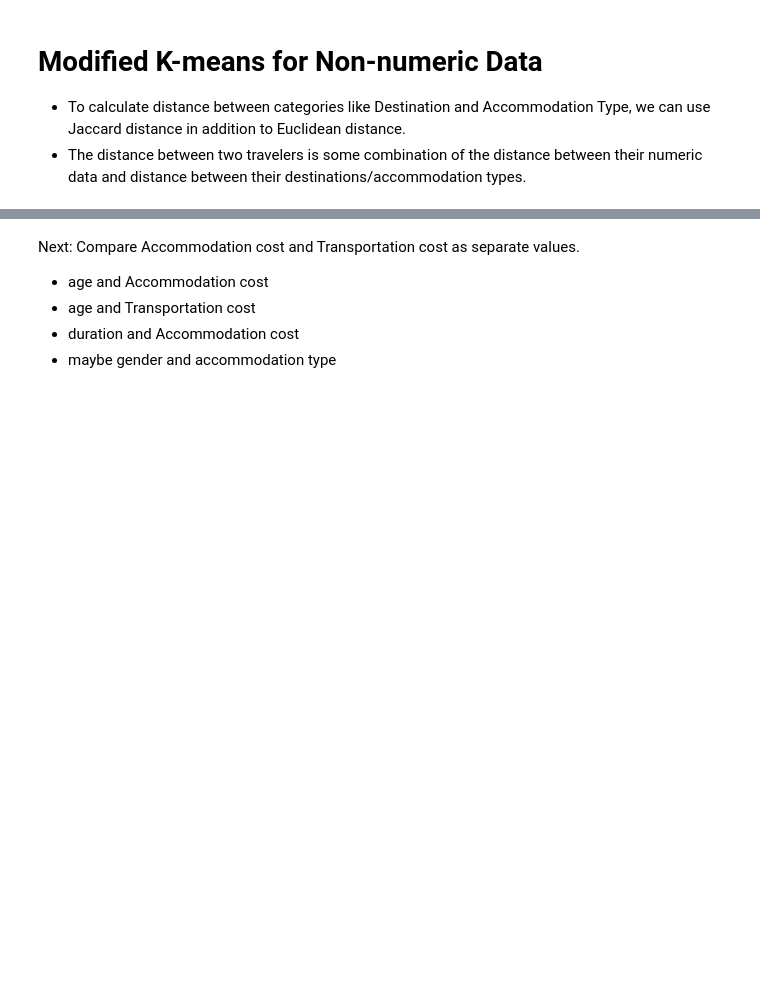
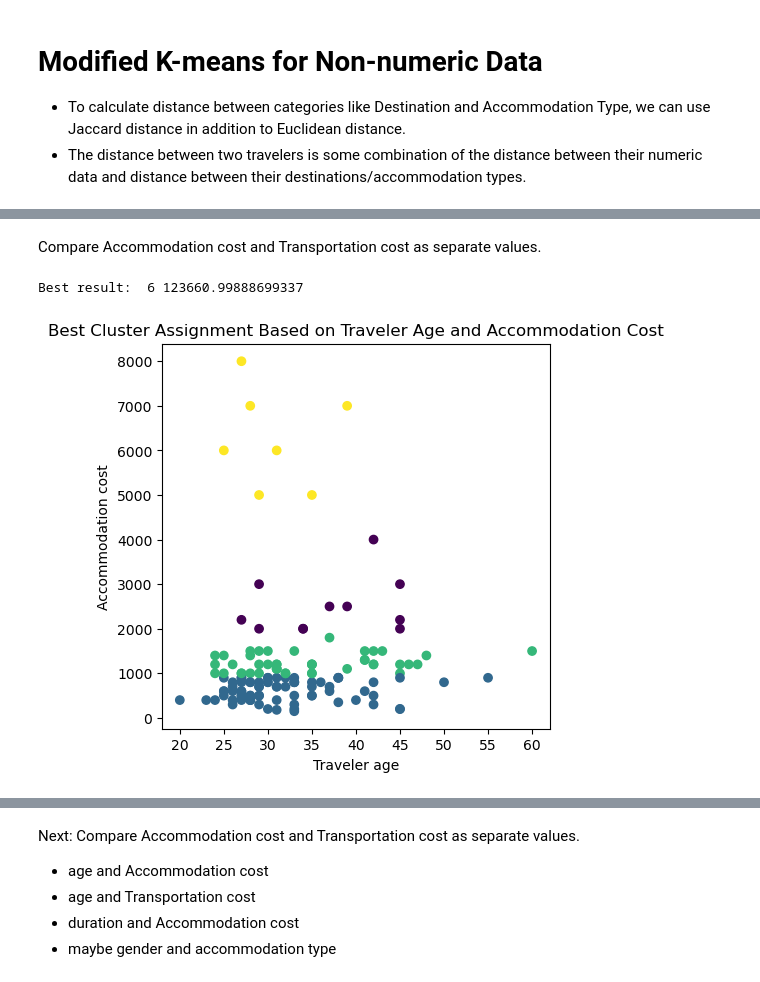
Before and after one commit to Shuchi18/CSCI4022_Final_Project, a Jupyter notebook: Notebook/Project.ipynb, the cells around one changed output, grey strips where cells are left out. Saved outputs shown, nothing was run; the diff lists cells and outputs as text; code cells hidden in the pictures; blank space fills up the shorter version.

```diff
--- a/Notebook/Project.ipynb
+++ b/Notebook/Project.ipynb
@@ -627,0 +625,31 @@ plt.show()
+# %% [markdown]
+Compare Accommodation cost and Transportation cost as separate values.
+# %%
+meanerrors_ = np.array([0.0]*10)
+assignments_ = pd.DataFrame(np.zeros((num_rows, df.shape[1])))
+for i in range(10):
+    centroids_, clusters_, meanerror_ = centroids, clusters, meanerror = kmeans_no_print(df[['Traveler age','Accommodation cost']],k=4)
+    meanerrors_[i] = meanerror_
+    assignments_[i] = clusters_
+
+min_idx_ = -1
+min_err_ = np.inf
+for j in range(len(meanerrors_)):
+    if meanerrors_[j] < min_err_:
+        min_err_ = meanerrors_[j]
+        min_idx_ = j
+print("Best result: ", min_idx_,min_err_)
+
+lowest_cluster_ = assignments_[min_idx_].tolist()
+
+# Scatter plot
+df['Best Cluster with Age&Acc'] = lowest_cluster_
+fig, ax = plt.subplots(1,1, figsize=(5,5))
+plt.scatter(df['Traveler age'],df['Accommodation cost'],c=lowest_cluster_)
+plt.xlabel("Traveler age")
+plt.ylabel("Accommodation cost")
+plt.title("Best Cluster Assignment Based on Traveler Age and Accommodation Cost")
+plt.show()
+# %% [output]
+Best result:  6 123660.99888699337
+[figure, added]
```
Also changed, not shown: parts of 16 cells of this notebook.
